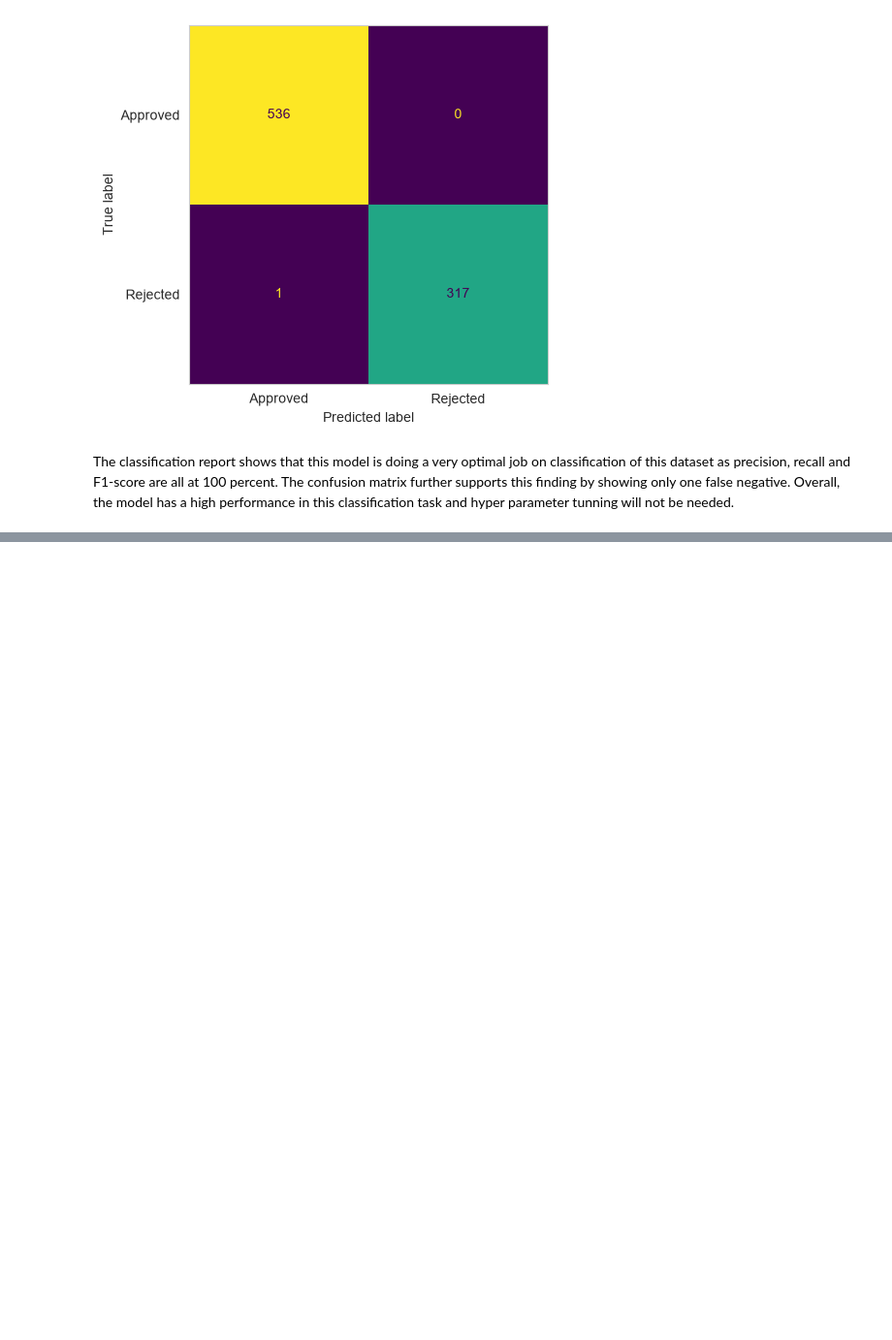
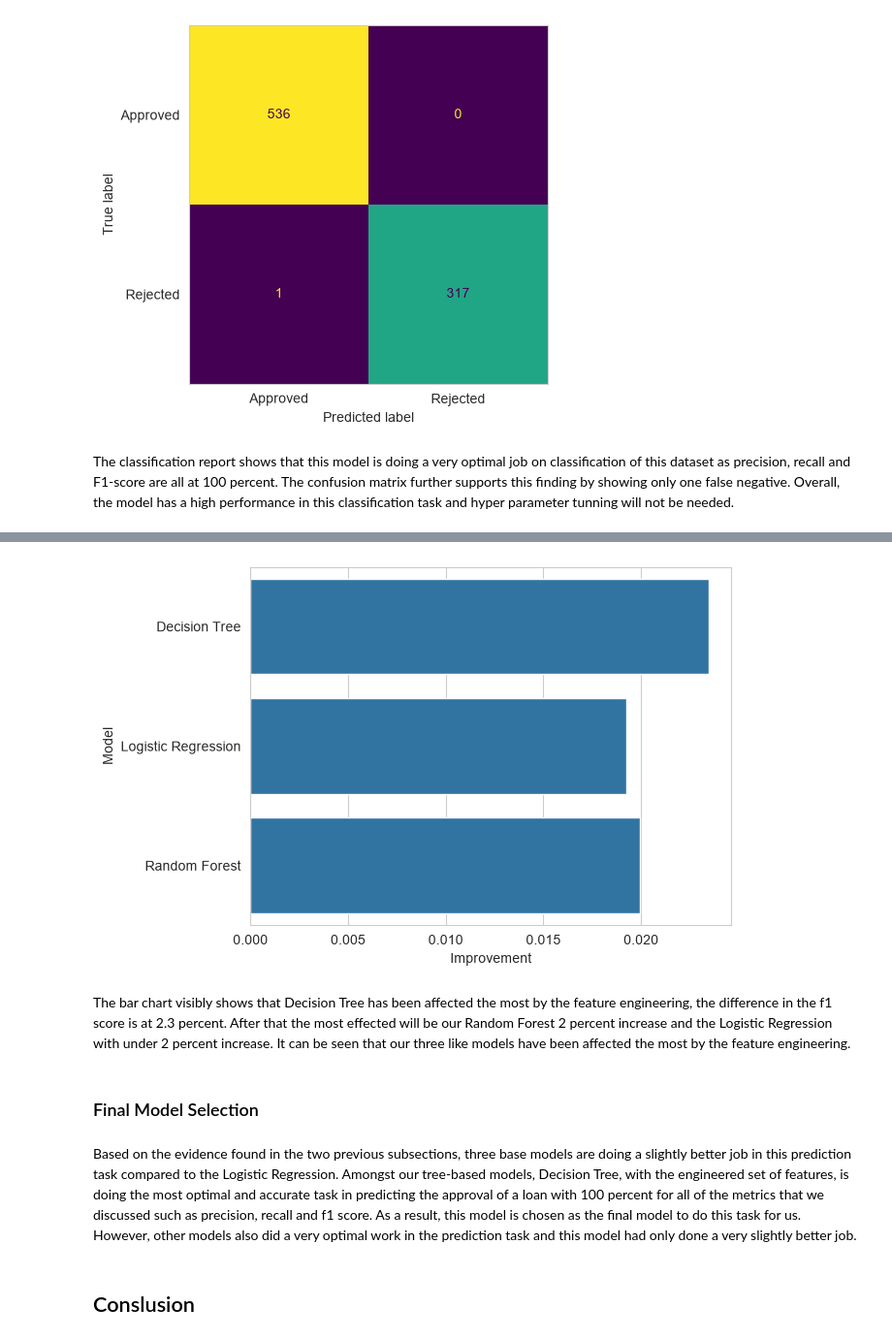
Before and after one commit to adi-afra/Loan-approval-prediction, a Jupyter notebook: notebooks/notebook.ipynb, the cells around one changed output, grey strips where cells are left out. Shown at 97% size. Drawn from its saved outputs; the diff is of its cells as text; code cells hidden in the pictures; blank space fills up the shorter version.

```diff
--- a/notebooks/notebook.ipynb
+++ b/notebooks/notebook.ipynb
@@ -884,0 +991,13 @@ The classification report shows that this model is doing a very optimal job on c
+# %%
+feature_effect = comparison_df.pivot(
+    index="Model",
+    columns="Features",
+    values="F1"
+)
+
+feature_effect["Improvement"] = (
+    feature_effect["Engineered"] -
+    feature_effect["Original"]
+)
+
+feature_effect
@@ -884,0 +1010,18 @@ The classification report shows that this model is doing a very optimal job on c
+# %%
+sns.barplot(
+    data=feature_effect,
+    y= "Model",
+    x= "Improvement"
+)
+
+plt.show()
+# %% [output]
+[figure, added]
+# %% [markdown]
+ The bar chart visibly shows that Decision Tree has been affected the most by the feature engineering, the difference in the f1 score is at 2.3 percent. After that the most effected will be our Random Forest 2 percent increase and the Logistic Regression with under 2 percent increase. It can be seen that our three like models have been affected the most by the feature engineering.
+# %% [markdown]
+### Final Model Selection
+# %% [markdown]
+Based on the evidence found in the two previous subsections, three base models are doing a slightly better job in this prediction task compared to the Logistic Regression. Amongst our tree-based models, Decision Tree, with the engineered set of features, is doing the most optimal and accurate task in predicting the approval of a loan with 100 percent for all of the metrics that we discussed such as precision, recall and f1 score. As a result, this model is chosen as the final model to do this task for us. However, other models also did a very optimal work in the prediction task and this model had only done a very slightly better job.
+# %% [markdown]
+## Conslusion
```
Also changed, not shown: parts of 19 cells of this notebook.
